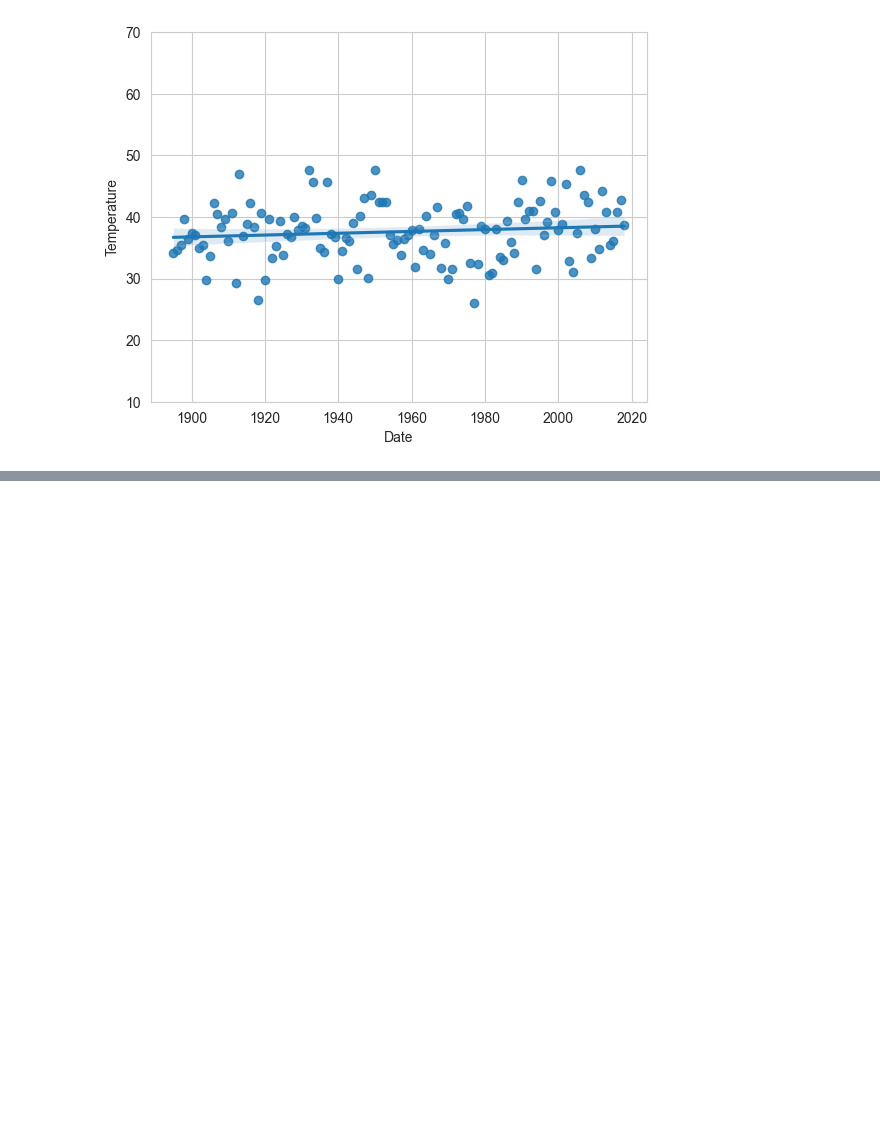
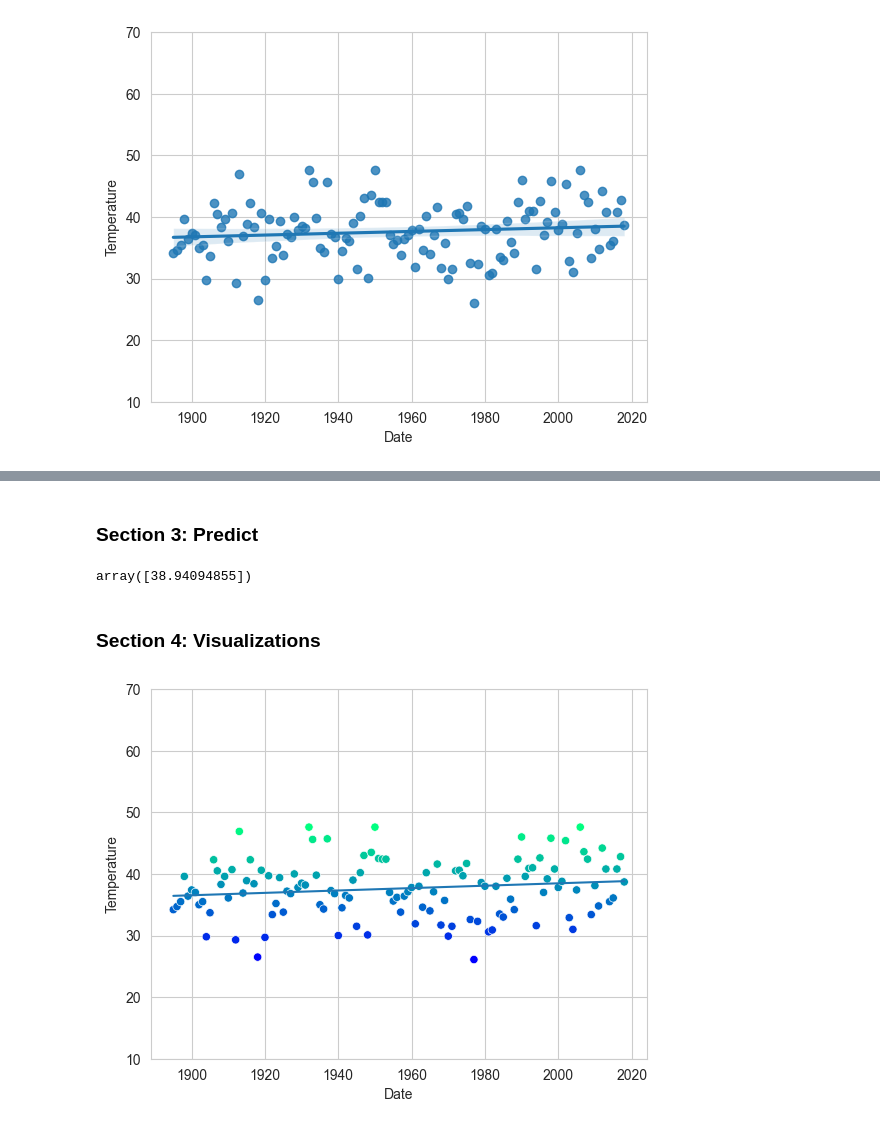
Before and after one commit to mokeyzz1/datafun-07-ml, a Jupyter notebook: moses_ml.ipynb, the cells around one changed output, grey strips where cells are left out. Drawn from its saved outputs; the diff is of its cells as text; code cells hidden in the pictures; blank space fills up the shorter version.

Commit message:
Implemented Part 3: Prediction using scikit-learn

```diff
--- a/moses_ml.ipynb
+++ b/moses_ml.ipynb
@@ -153,0 +158,5 @@ axes.set_ylim(10,70)
+# %%
+# Split the data in to test and training sets.
+X_train, X_test, y_train, y_test = train_test_split(
+    nyc_df.Date.values.reshape(-1, 1), nyc_df.Temperature.values,
+    random_state=11)
@@ -153,0 +172,5 @@ axes.set_ylim(10,70)
+# %%
+# Train the model using Linear Regression Fit
+linear_regression = LinearRegression()
+
+linear_regression.fit(X=X_train, y=y_train)
@@ -153,0 +209,29 @@ axes.set_ylim(10,70)
+# %% [markdown]
+### Section 3: Predict
+# %%
+# Set predict function to y = mx+b to predict average temps
+predict = (lambda x: linear_regression.coef_ * x + linear_regression.intercept_)
+
+# Predict Temp for 2024
+predict(2024)
+# %% [output]
+array([38.94094855])
+# %% [markdown]
+### Section 4: Visualizations
+# %%
+# Set axes function with scatterplot
+axes = sns.scatterplot(data=nyc_df, x='Date', y='Temperature', hue='Temperature', palette='winter', legend=False)
+
+# limt y axis
+axes.set_ylim(10, 70)
+
+# Pass array through x coordinates
+x = np.array([min(nyc_df.Date.values), max(nyc_df.Date.values)])
+
+# Set y coordinates
+y = predict(x)
+
+# Display line plot
+line = plt.plot(x, y)
+# %% [output]
+[figure, added]
```
Also changed, not shown: parts of 9 cells of this notebook.
